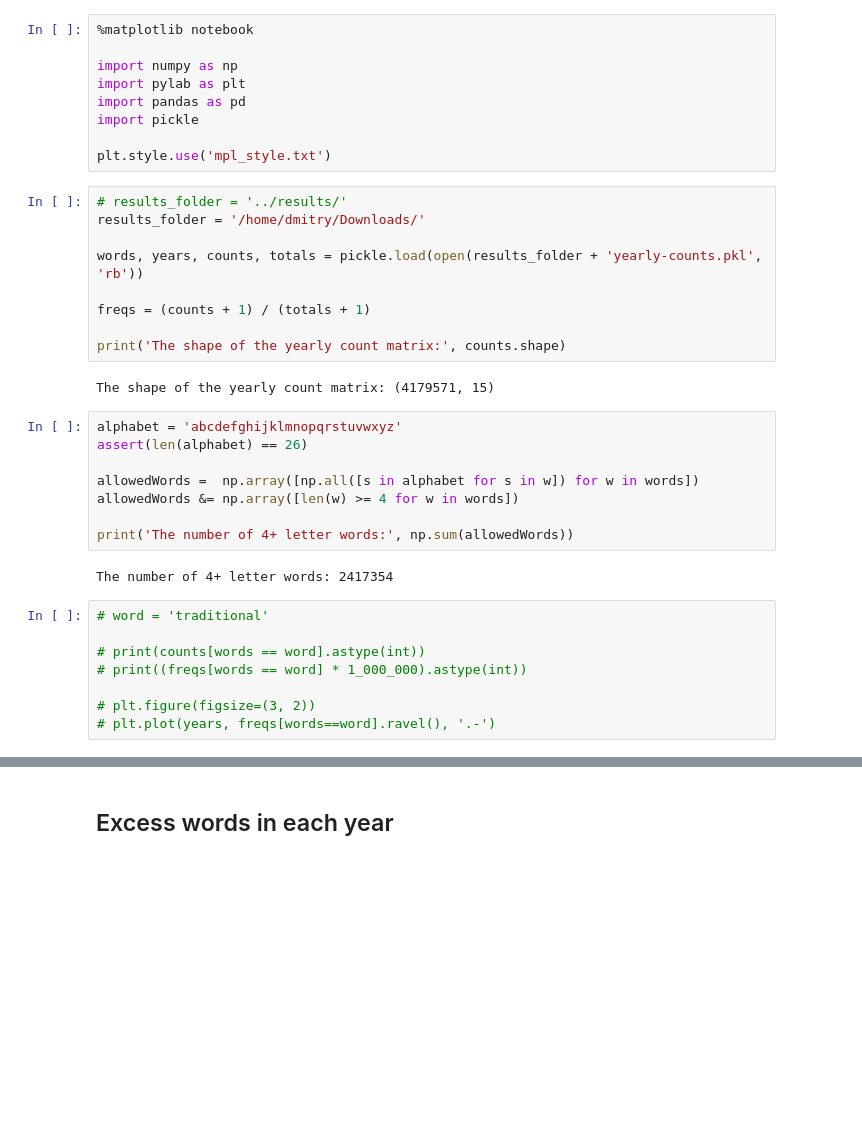
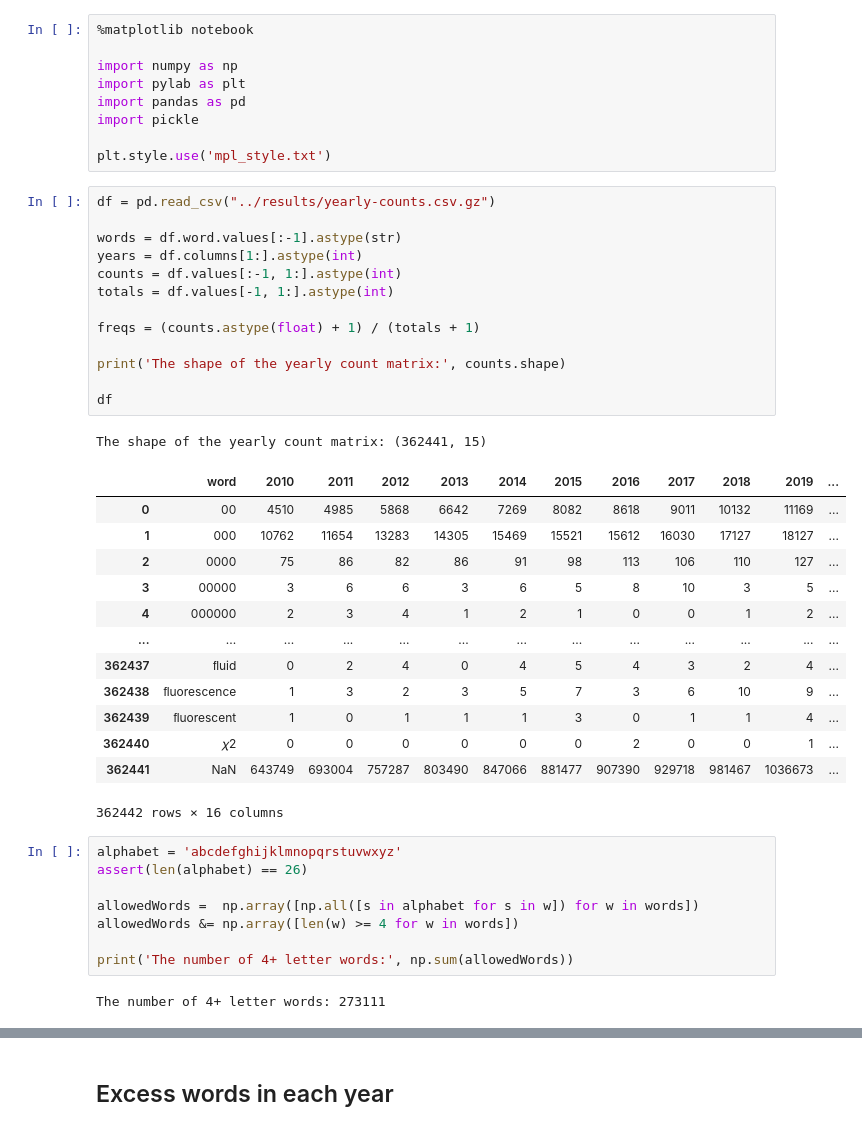
Before and after one commit to berenslab/chatgpt-excess-words, a Jupyter notebook: scripts/figures.ipynb, the cells around one changed output, grey strips where cells are left out. Cells and saved outputs as stored; diff of their text form; blank space fills up the shorter version.

Commit message:
Update figures and analysis with 2024 baseline

```diff
--- a/scripts/figures.ipynb
+++ b/scripts/figures.ipynb
@@ -10,16 +10,33 @@ import pickle
 
 plt.style.use('mpl_style.txt')
 # %%
-# results_folder = '../results/'
-results_folder = '/home/dmitry/Downloads/'
+df = pd.read_csv("../results/yearly-counts.csv.gz")
 
-words, years, counts, totals = pickle.load(open(results_folder + 'yearly-counts.pkl', 'rb'))
+words = df.word.values[:-1].astype(str)
+years = df.columns[1:].astype(int)
+counts = df.values[:-1, 1:].astype(int)
+totals = df.values[-1, 1:].astype(int)
 
-freqs = (counts + 1) / (totals + 1)
+freqs = (counts.astype(float) + 1) / (totals + 1)
 
 print('The shape of the yearly count matrix:', counts.shape)
+
+df
 # %% [output]
-The shape of the yearly count matrix: (4179571, 15)
+The shape of the yearly count matrix: (362441, 15)
+|  | word | 2010 | 2011 | 2012 | 2013 | 2014 | 2015 | 2016 | 2017 | 2018 | 2019 | ... |
+| 0 | 00 | 4510 | 4985 | 5868 | 6642 | 7269 | 8082 | 8618 | 9011 | 10132 | 11169 | ... |
+| 1 | 000 | 10762 | 11654 | 13283 | 14305 | 15469 | 15521 | 15612 | 16030 | 17127 | 18127 | ... |
+| 2 | 0000 | 75 | 86 | 82 | 86 | 91 | 98 | 113 | 106 | 110 | 127 | ... |
+| 3 | 00000 | 3 | 6 | 6 | 3 | 6 | 5 | 8 | 10 | 3 | 5 | ... |
+| 4 | 000000 | 2 | 3 | 4 | 1 | 2 | 1 | 0 | 0 | 1 | 2 | ... |
+| ... | ... | ... | ... | ... | ... | ... | ... | ... | ... | ... | ... | ... |
+| 362437 | ﬂuid | 0 | 2 | 4 | 0 | 4 | 5 | 4 | 3 | 2 | 4 | ... |
+| 362438 | ﬂuorescence | 1 | 3 | 2 | 3 | 5 | 7 | 3 | 6 | 10 | 9 | ... |
+| 362439 | ﬂuorescent | 1 | 0 | 1 | 1 | 1 | 3 | 0 | 1 | 1 | 4 | ... |
+| 362440 | 𝜒2 | 0 | 0 | 0 | 0 | 0 | 0 | 2 | 0 | 0 | 1 | ... |
+| 362441 | NaN | 643749 | 693004 | 757287 | 803490 | 847066 | 881477 | 907390 | 929718 | 981467 | 1036673 | ... |
+362442 rows × 16 columns
 # %%
 alphabet = 'abcdefghijklmnopqrstuvwxyz'
 assert(len(alphabet) == 26)
@@ -29,15 +46,7 @@ allowedWords &= np.array([len(w) >= 4 for w in words])
 
 print('The number of 4+ letter words:', np.sum(allowedWords))
 # %% [output]
-The number of 4+ letter words: 2417354
+The number of 4+ letter words: 273111
-# %%
-# word = 'traditional'
-
-# print(counts[words == word].astype(int))
-# print((freqs[words == word] * 1_000_000).astype(int))
-
-# plt.figure(figsize=(3, 2))
-# plt.plot(years, freqs[words==word].ravel(), '.-')
 # %%
 fig, axs = plt.subplots(nrows=3, ncols=3, figsize=(3.5, 3), layout='constrained')
 
```
Also changed, not shown: parts of 24 cells of this notebook, 40 other files.
